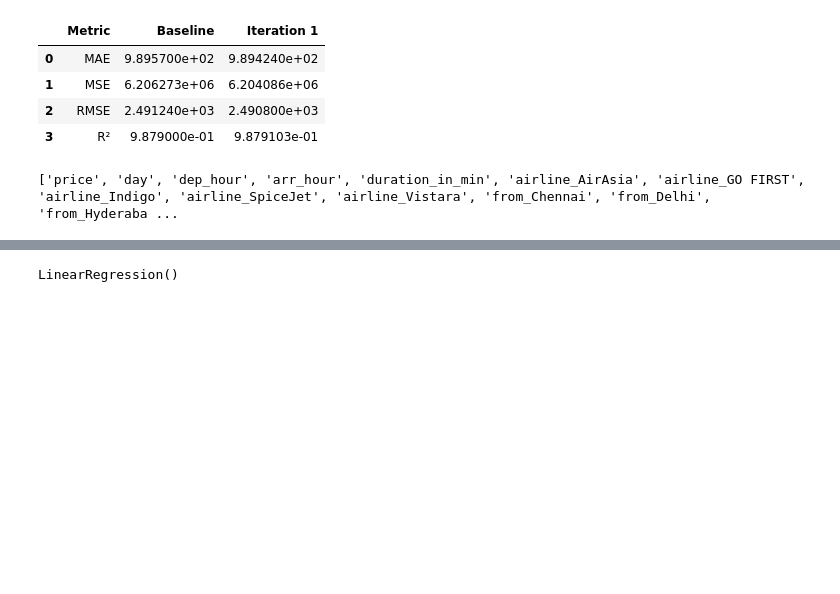
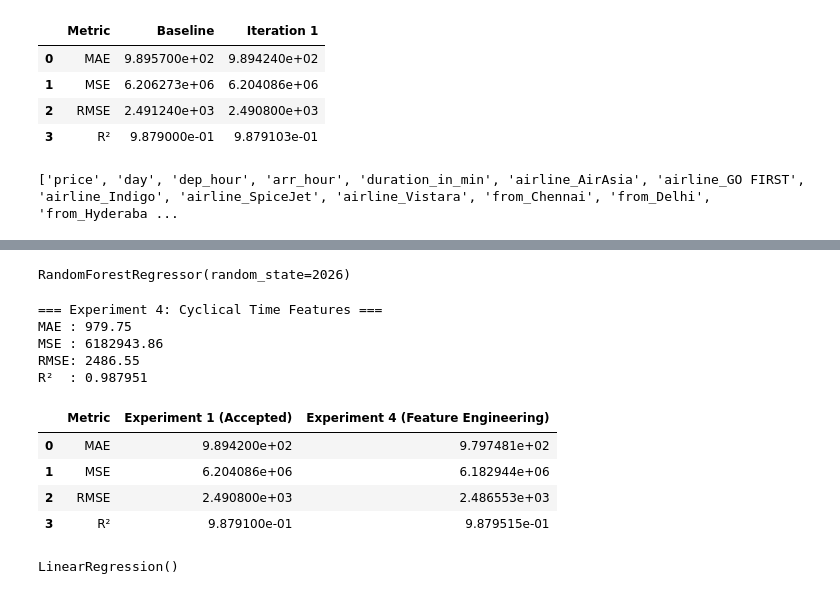
Before and after one commit to trishhh23/mldp, a Jupyter notebook: MLDP Program Codes Submission Template.ipynb, the cells around one changed output, grey strips where cells are left out. Drawn from its saved outputs; the diff is of its cells as text; code cells hidden in the pictures; blank space fills up the shorter version.

Commit message:
Add files via upload
FS4 SUCCESSFUL --> CYCLICAL ENCODING OF DEP_HOUR AND ARR_HOUR

```diff
--- a/MLDP Program Codes Submission Template.ipynb
+++ b/MLDP Program Codes Submission Template.ipynb
@@ -1642,0 +1569,74 @@ comparison_fs3
+# %%
+X = df_fs4.drop('price', axis=1)
+y = df_fs4['price']
+# %%
+from sklearn.model_selection import train_test_split
+
+X_train, X_test, y_train, y_test = train_test_split(
+    X,
+    y,
+    test_size=0.3,
+    random_state=2026
+)
+# %%
+from sklearn.ensemble import RandomForestRegressor
+
+rf = RandomForestRegressor(
+    n_estimators=100,
+    criterion='squared_error',
+    max_depth=None,
+    min_samples_split=2,
+    min_samples_leaf=1,
+    max_features=1.0,
+    bootstrap=True,
+    random_state=2026
+)
+
+rf.fit(X_train, y_train)
+# %% [output]
+RandomForestRegressor(random_state=2026)
+# %%
+from sklearn.metrics import mean_absolute_error, mean_squared_error, r2_score
+
+y_pred = rf.predict(X_test)
+
+mae = mean_absolute_error(y_test, y_pred)
+mse = mean_squared_error(y_test, y_pred)
+rmse = np.sqrt(mse)
+r2 = r2_score(y_test, y_pred)
+
+print("=== Experiment 4: Cyclical Time Features ===")
+print(f"MAE : {mae:.2f}")
+print(f"MSE : {mse:.2f}")
+print(f"RMSE: {rmse:.2f}")
+print(f"R²  : {r2:.6f}")
+# %% [output]
+=== Experiment 4: Cyclical Time Features ===
+MAE : 979.75
+MSE : 6182943.86
+RMSE: 2486.55
+R²  : 0.987951
+# %%
+comparison_fs4 = pd.DataFrame({
+    'Metric': ['MAE', 'MSE', 'RMSE', 'R²'],
+    'Experiment 1 (Accepted)': [
+        989.42,
+        6204086,
+        2490.80,
+        0.987910
+    ],
+    'Experiment 4 (Feature Engineering)': [
+        mae,
+        mse,
+        rmse,
+        r2
+    ]
+})
+
+comparison_fs4
+# %% [output]
+|  | Metric | Experiment 1 (Accepted) | Experiment 4 (Feature Engineering) |
+| 0 | MAE | 9.894200e+02 | 9.797481e+02 |
+| 1 | MSE | 6.204086e+06 | 6.182944e+06 |
+| 2 | RMSE | 2.490800e+03 | 2.486553e+03 |
+| 3 | R² | 9.879100e-01 | 9.879515e-01 |
```
Also changed, not shown: parts of 14 cells of this notebook.
